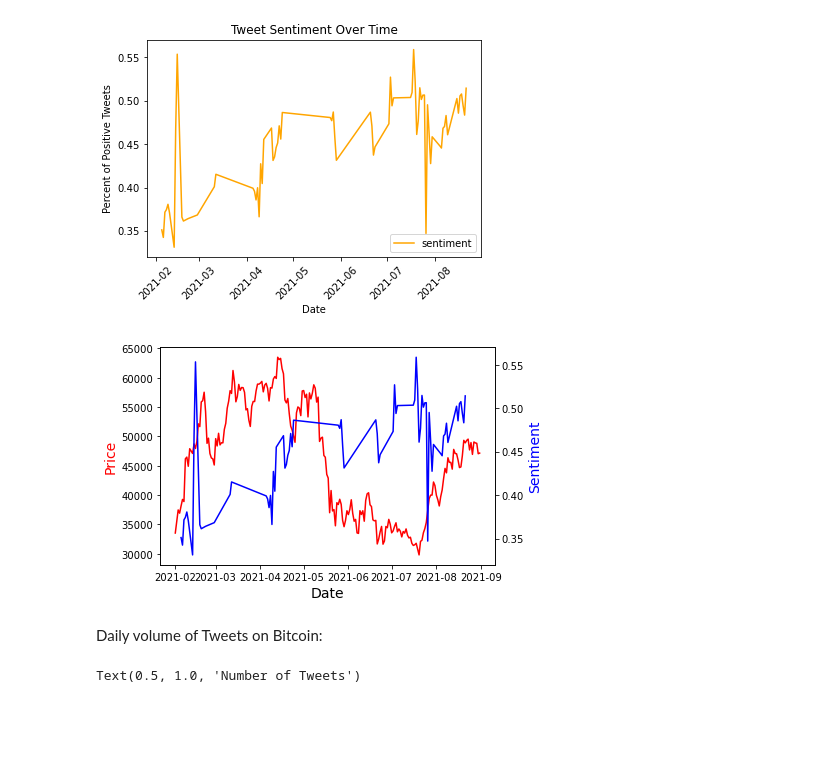
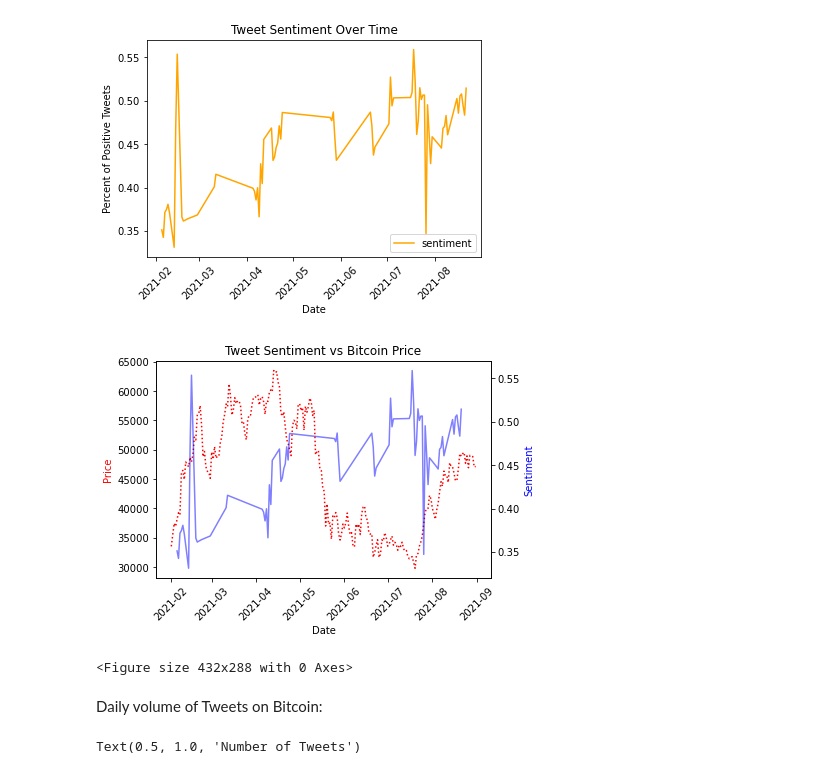
Before and after one commit to ntdoris/bitcoin-twitter-sentiment, a Jupyter notebook: project4.ipynb, the cells around one changed output. Drawn from its saved outputs; the diff is of its cells as text; code cells hidden in the pictures; blank space fills up the shorter version.

```diff
--- a/project4.ipynb
+++ b/project4.ipynb
@@ -651,6 +649,7 @@ ax.xaxis.set_major_formatter(myFmt)
 # %%
 # percent of positive tweets per day
 grouped = text_data[['date', 'sentiment']].groupby('date').mean().reset_index()
+grouped['date'] = pd.to_datetime(grouped['date']).dt.date
 grouped.plot(x='date', c='orange')
 plt.xticks(rotation=45)
 plt.xlabel('Date')
@@ -663,32 +662,29 @@ len(grouped) # only 72 observations (unique days with tweets)
 # %%
 # create figure and axis objects with subplots()
 fig,ax = plt.subplots()
 # make a plot
-ax.plot(price_df.Date,
-        price_df.Close,
-        color="red")
+ax.plot(price_df.Date, price_df.Close, color="red", linestyle='dotted')
 # set x-axis label
-ax.set_xlabel("Date", fontsize = 14)
+ax.set_xlabel("Date", fontsize = 10)
 # set y-axis label
-ax.set_ylabel("Price",
-              color="red",
-              fontsize=14)
+ax.set_ylabel("Price",color="red", fontsize=10)
+plt.xticks(rotation=45)
 
 # twin object for two different y-axis on the sample plot
 ax2=ax.twinx()
 # make a plot with different y-axis using second axis object
-ax2.plot(grouped.date, grouped.sentiment, color="blue")
-ax2.set_ylabel("Sentiment",color="blue",fontsize=14)
+ax2.plot(grouped.date, grouped.sentiment, color="blue", alpha=0.5)
+ax2.set_ylabel("Sentiment",color="blue",fontsize=10)
+
+# title, show and save figure
+plt.title('Tweet Sentiment vs Bitcoin Price')
 plt.show()
-# save the plot as a file
-#fig.savefig('two_different_y_axis_for_single_python_plot_with_twinx.jpg',
-#            format='jpeg',
-#            dpi=100,
-#            bbox_inches='tight')
+plt.savefig('images/tweet_sentiment_vs_bitcoin_px.png')
 # %% [output]
-[figure, old version]
+[figure, new version]
+<Figure size 432x288 with 0 Axes>
-# %% [markdown]
-Daily volume of Tweets on Bitcoin:
+# %% [markdown]
+Daily volume of Tweets on Bitcoin:
 # %%
 # count of tweets per day
 
```
Also changed, not shown: parts of 165 cells of this notebook.
